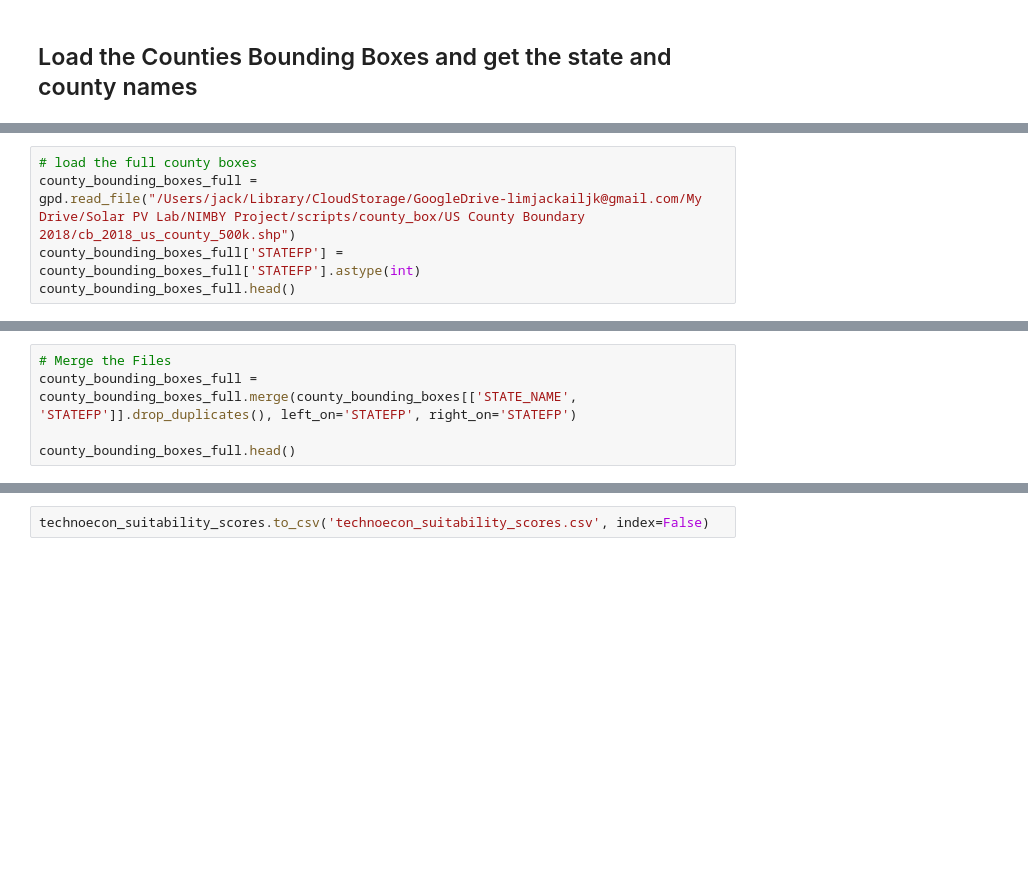
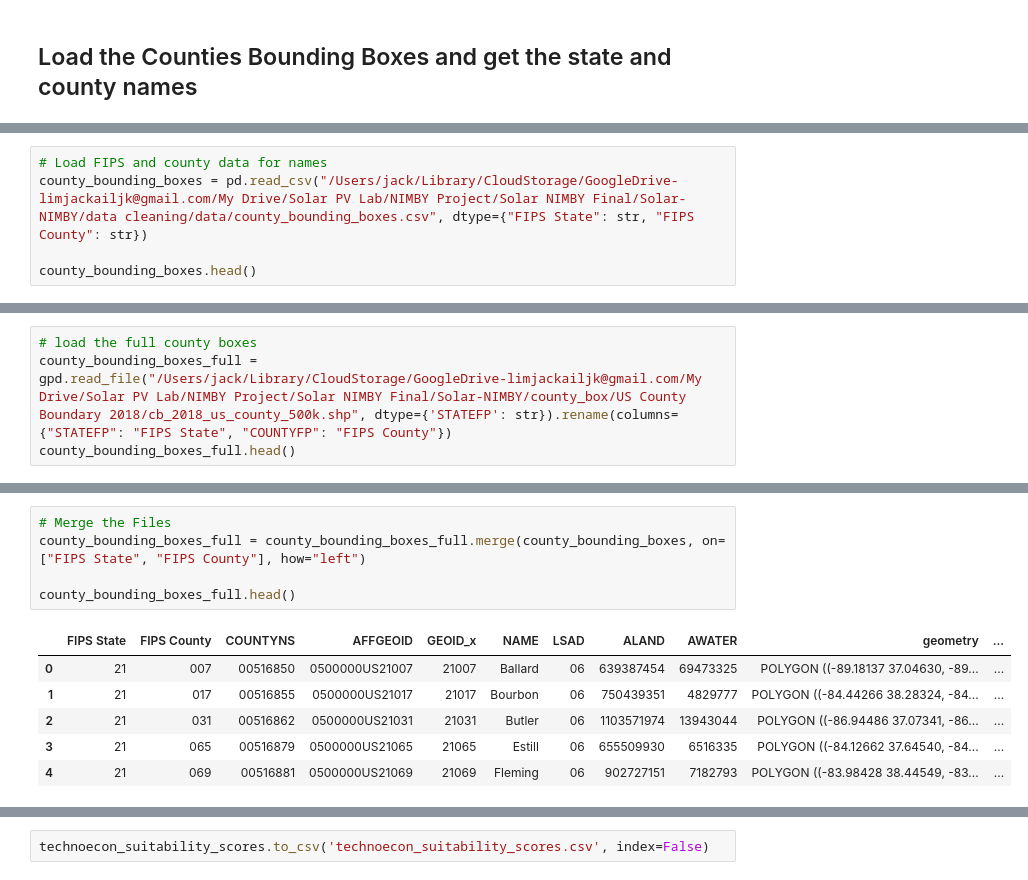
Before and after one commit to jackljk/Solar-NIMBY, a Jupyter notebook: TechnoEcon Df Creation/social_var_code_cleaning.ipynb, the cells around one changed output, grey strips where cells are left out. Saved outputs shown, nothing was run; the diff lists cells and outputs as text; blank space fills up the shorter version.

```diff
--- a/TechnoEcon Df Creation/social_var_code_cleaning.ipynb
+++ b/TechnoEcon Df Creation/social_var_code_cleaning.ipynb
@@ -34,0 +36,5 @@ county_bounding_boxes = county_bounding_boxes[~county_bounding_boxes['STATE_NAME
+# %%
+# Load FIPS and county data for names
+county_bounding_boxes = pd.read_csv("/Users/jack/Library/CloudStorage/GoogleDrive-limjackailjk@gmail.com/My Drive/Solar PV Lab/NIMBY Project/Solar NIMBY Final/Solar-NIMBY/data cleaning/data/county_bounding_boxes.csv", dtype={"FIPS State": str, "FIPS County": str})
+
+county_bounding_boxes.head()
@@ -35,5 +48,4 @@ county_bounding_boxes = county_bounding_boxes[~county_bounding_boxes['STATE_NAME
 # %%
 # load the full county boxes
-county_bounding_boxes_full = gpd.read_file("/Users/jack/Library/CloudStorage/GoogleDrive-limjackailjk@gmail.com/My Drive/Solar PV Lab/NIMBY Project/scripts/county_box/US County Boundary 2018/cb_2018_us_county_500k.shp")
-county_bounding_boxes_full['STATEFP'] = county_bounding_boxes_full['STATEFP'].astype(int)
+county_bounding_boxes_full = gpd.read_file("/Users/jack/Library/CloudStorage/GoogleDrive-limjackailjk@gmail.com/My Drive/Solar PV Lab/NIMBY Project/Solar NIMBY Final/Solar-NIMBY/county_box/US County Boundary 2018/cb_2018_us_county_500k.shp", dtype={'STATEFP': str}).rename(columns={"STATEFP": "FIPS State", "COUNTYFP": "FIPS County"})
 county_bounding_boxes_full.head()
@@ -40,8 +59,15 @@ county_bounding_boxes_full.head()
 # %%
 # Merge the Files
-county_bounding_boxes_full = county_bounding_boxes_full.merge(county_bounding_boxes[['STATE_NAME', 'STATEFP']].drop_duplicates(), left_on='STATEFP', right_on='STATEFP')
+county_bounding_boxes_full = county_bounding_boxes_full.merge(county_bounding_boxes, on=["FIPS State", "FIPS County"], how="left")
 
 county_bounding_boxes_full.head()
+# %% [output]
+|  | FIPS State | FIPS County | COUNTYNS | AFFGEOID | GEOID_x | NAME | LSAD | ALAND | AWATER | geometry | ... |
+| 0 | 21 | 007 | 00516850 | 0500000US21007 | 21007 | Ballard | 06 | 639387454 | 69473325 | POLYGON ((-89.18137 37.04630, -89... | ... |
+| 1 | 21 | 017 | 00516855 | 0500000US21017 | 21017 | Bourbon | 06 | 750439351 | 4829777 | POLYGON ((-84.44266 38.28324, -84... | ... |
+| 2 | 21 | 031 | 00516862 | 0500000US21031 | 21031 | Butler | 06 | 1103571974 | 13943044 | POLYGON ((-86.94486 37.07341, -86... | ... |
+| 3 | 21 | 065 | 00516879 | 0500000US21065 | 21065 | Estill | 06 | 655509930 | 6516335 | POLYGON ((-84.12662 37.64540, -84... | ... |
+| 4 | 21 | 069 | 00516881 | 0500000US21069 | 21069 | Fleming | 06 | 902727151 | 7182793 | POLYGON ((-83.98428 38.44549, -83... | ... |
 # %%
 col_names = ["GHI", "Protected_Land", "Habitat", "Slope", "Population_Density", "Distance_to_Substation", "Land_Cover"]
 
```
Also changed, not shown: parts of 8 cells of this notebook, 2 other files.
